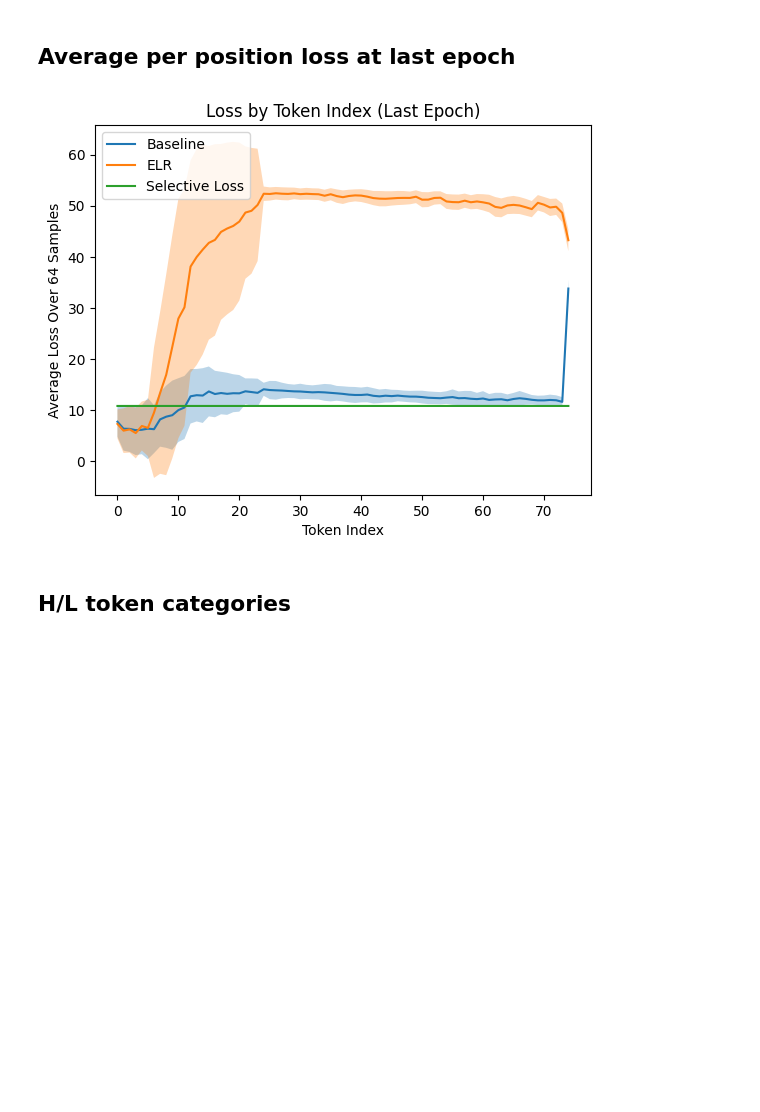
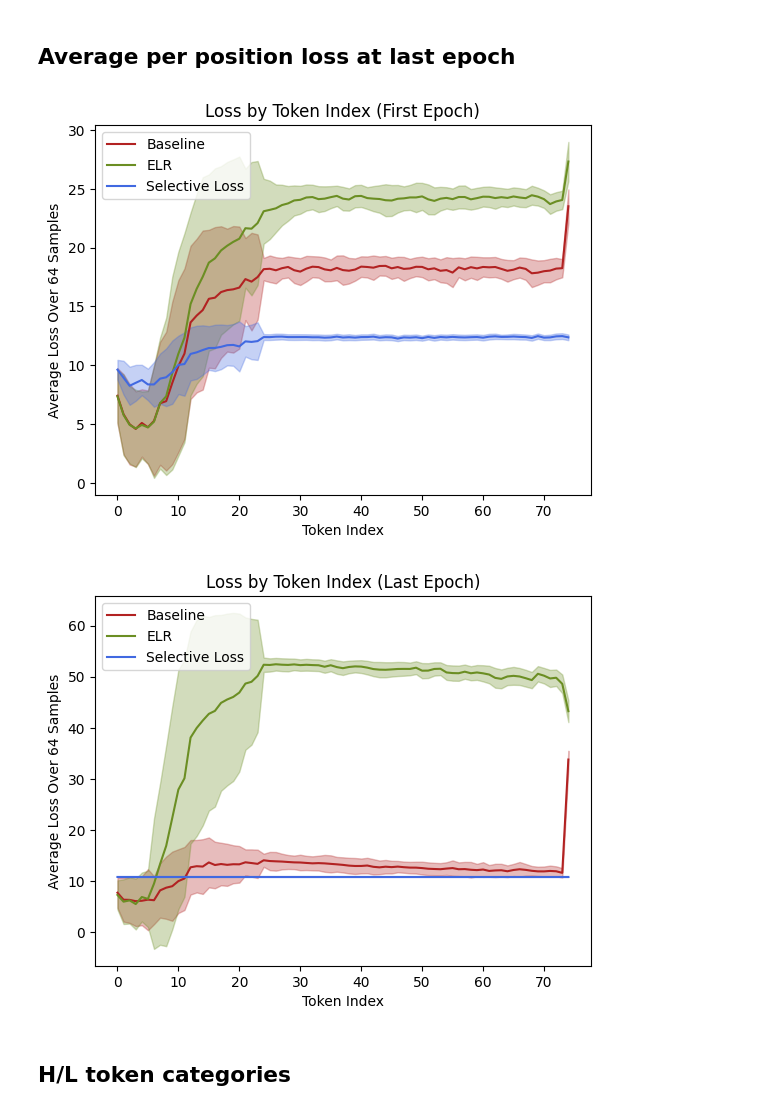
Before and after one commit to sandeepmukh/NoisyCaptioning, a Jupyter notebook: analysis/pandas_go_brr.ipynb, the cells around one changed output. Drawn from its saved outputs; the diff is of its cells as text; code cells hidden in the pictures; blank space fills up the shorter version.

```diff
--- a/analysis/pandas_go_brr.ipynb
+++ b/analysis/pandas_go_brr.ipynb
@@ -82,9 +169,9 @@ Main metrics reading time: 20.91
 # %%
-start = time.time()
-sub_data = {exp: {chkpt: None for chkpt in checkpoints} for exp in exps}
-for exp in exps:
-    for chkpt in checkpoints:
-        with open(f"eval_logs/{exp}/checkpoint_{chkpt}_submetrics.json", "r") as f:
-            sub_data[exp][chkpt] = json.loads(f.read())
-end = time.time()
-print("Sub metrics reading time:", round((end - start) / 60, 2))
+# start = time.time()
+# sub_data = {exp: {chkpt: None for chkpt in checkpoints} for exp in exps}
+# for exp in exps:
+#     for chkpt in checkpoints:
+#         with open(f"eval_logs/{exp}/checkpoint_{chkpt}_submetrics.json", "r") as f:
+#             sub_data[exp][chkpt] = json.loads(f.read())
+# end = time.time()
+# print("Sub metrics reading time:", round((end - start) / 60, 2))
@@ -104,9 +189,9 @@ plt.figure()
 for exp in exps:
     gen_losses = np.array([eval_data[exp][chkpt]["all_gen_loss"] for chkpt in checkpoints])
     mean_losses = np.mean(gen_losses, axis = 1)
-    plt.plot(checkpoints, mean_losses, label = exps[exp])
+    plt.plot(checkpoints, mean_losses, label = exps[exp], color = exp_colors[exp])
     std_losses = np.std(gen_losses, axis = 1)
-    plt.fill_between(checkpoints, mean_losses - std_losses, mean_losses + std_losses, alpha = 0.3)
+    plt.fill_between(checkpoints, mean_losses - std_losses, mean_losses + std_losses, color = exp_colors[exp], alpha = 0.3)
 
 plt.title("Generative Loss Over Time")
 plt.xlabel("Epoch Number")
@@ -118,23 +203,25 @@ plt.show()
 # %% [markdown]
 ## Average per position loss at last epoch
 # %%
-coi = 100
+cois = [10, 100]
 plt.figure()
 
-for exp in exps:
-    ppl = np.array(eval_data[exp][coi]["all_per_position_losses"])
-    avg_ppl = np.mean(ppl, axis = 0)
-    plt.plot(range(seq_length), avg_ppl, label = exps[exp])
-    std_ppl = np.std(ppl, axis = 0)
-    plt.fill_between(range(seq_length), avg_ppl - std_ppl, avg_ppl + std_ppl, alpha = 0.3)
+for coi in cois:
+    for exp in exps:
+        ppl = np.array(eval_data[exp][coi]["all_per_position_losses"])
+        avg_ppl = np.mean(ppl, axis = 0)
+        plt.plot(range(seq_length), avg_ppl, label = exps[exp], color = exp_colors[exp])
+        std_ppl = np.std(ppl, axis = 0)
+        plt.fill_between(range(seq_length), avg_ppl - std_ppl, avg_ppl + std_ppl, alpha = 0.3, color = exp_colors[exp])
 
-plt.title("Loss by Token Index (Last Epoch)")
-plt.xlabel("Token Index")
-plt.ylabel("Average Loss Over 64 Samples")
-plt.legend()
-plt.show()
+    plt.title(f"Loss by Token Index ({'First' if coi == 10 else 'Last'} Epoch)")
+    plt.xlabel("Token Index")
+    plt.ylabel("Average Loss Over 64 Samples")
+    plt.legend()
+    plt.show()
 # %% [output]
-[figure, old version]
+[figure, new version]
+[figure, added]
 # %% [markdown]
 ## H/L token categories
 # %%
```
Also changed, not shown: parts of 26 cells of this notebook, 2 other files.
